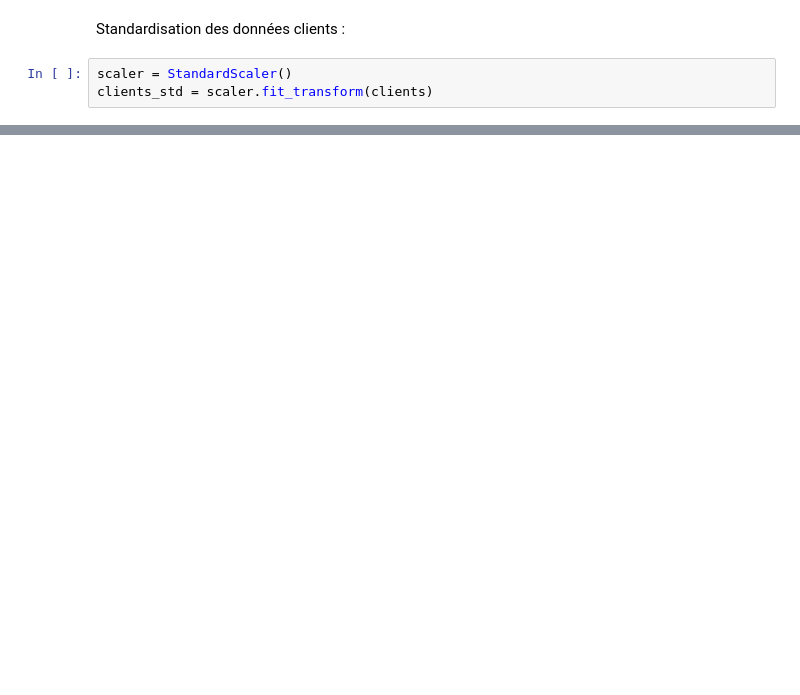
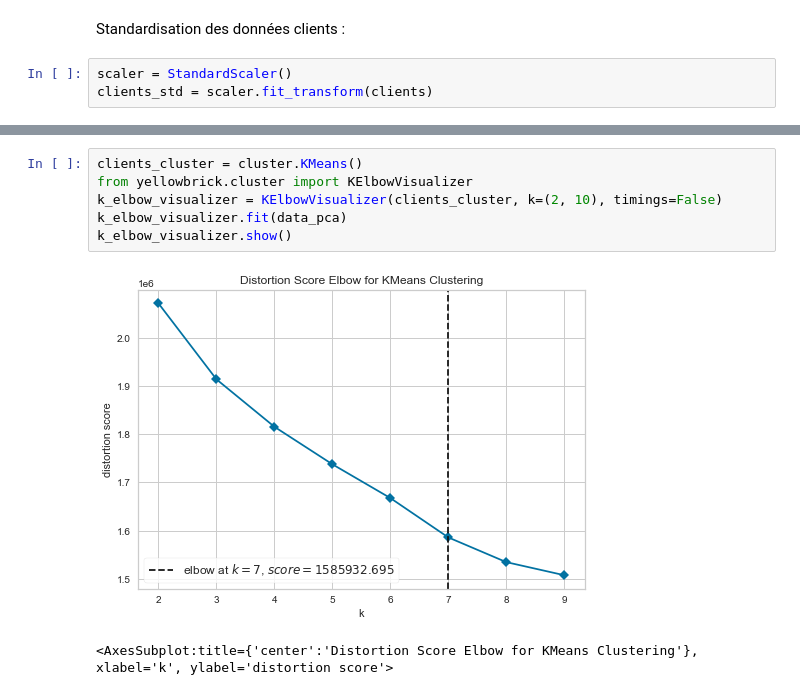
Before and after one commit to JulienGremillot/OpenClassrooms_Ingenieur_Machine_Learning, a Jupyter notebook: Segmentez des clients d'un site e-commerce/Segmentez des clients d'un site e-commerce - 2.ipynb, the cells around one changed output, grey strips where cells are left out. Cells and saved outputs as stored; diff of their text form; blank space fills up the shorter version.

```diff
--- a/Segmentez des clients d'un site e-commerce/Segmentez des clients d'un site e-commerce - 2.ipynb
+++ b/Segmentez des clients d'un site e-commerce/Segmentez des clients d'un site e-commerce - 2.ipynb
@@ -187,0 +160,9 @@ display_circles(pcs, 2, pca, [(0,1)], labels = np.array(clients.columns))
+# %%
+clients_cluster = cluster.KMeans()
+from yellowbrick.cluster import KElbowVisualizer
+k_elbow_visualizer = KElbowVisualizer(clients_cluster, k=(2, 10), timings=False)
+k_elbow_visualizer.fit(data_pca)
+k_elbow_visualizer.show()
+# %% [output]
+[figure, added]
+<AxesSubplot:title={'center':'Distortion Score Elbow for KMeans Clustering'}, xlabel='k', ylabel='distortion score'>
```
Also changed, not shown: parts of 12 cells of this notebook.
